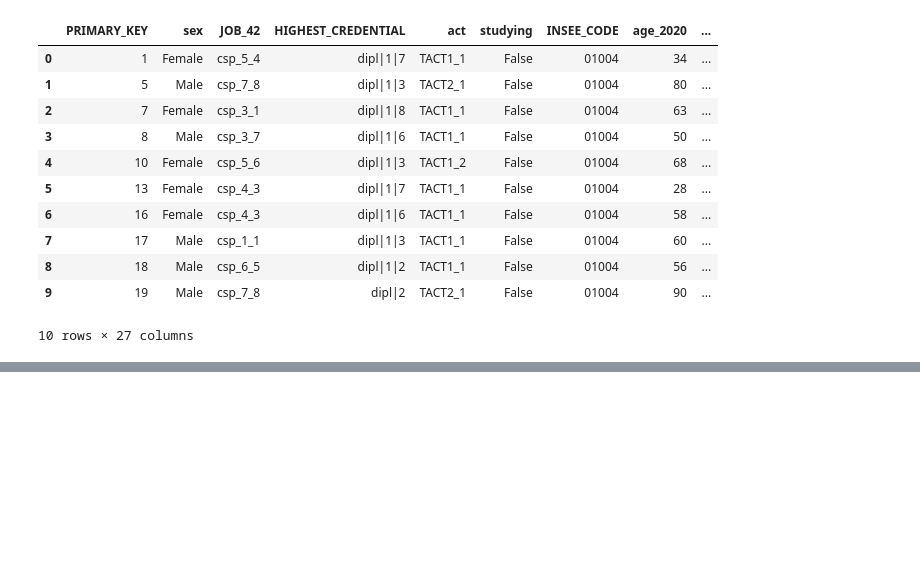
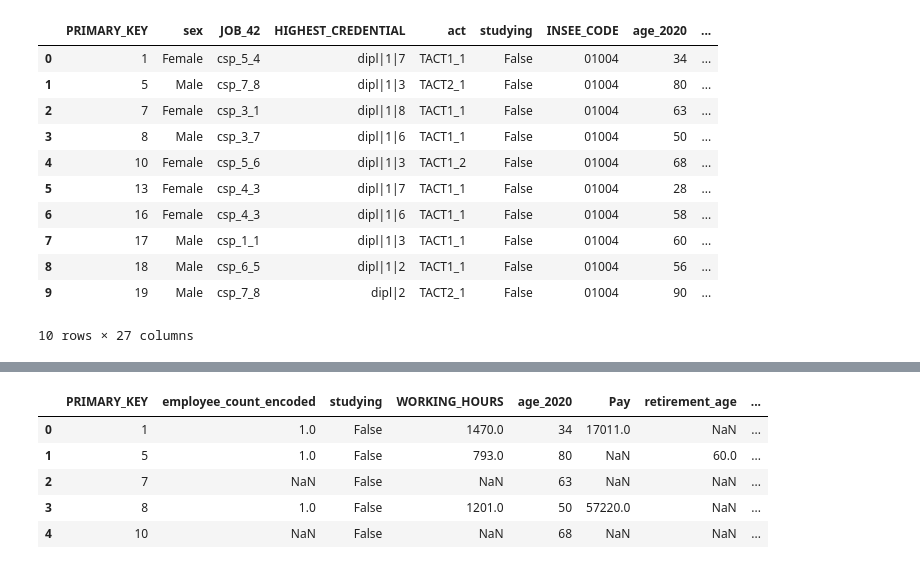
Before and after one commit to rinaaro/Machine-Learning-Project, a Jupyter notebook: merging_2_0.ipynb, the cells around one changed output, grey strips where cells are left out. Cells and saved outputs as stored; diff of their text form; code cells hidden in the pictures; blank space fills up the shorter version.

```diff
--- a/merging_2_0.ipynb
+++ b/merging_2_0.ipynb
@@ -208,0 +268,13 @@ learn_data.head(10)
+# %%
+learn_data['employee_count_encoded'] = le.transform(learn_data['employee_count'])
+learn_data['employee_count_encoded'] = learn_data['employee_count_encoded'].map(lambda x: np.nan if x==7 else x)
+df_train = learn_data.loc[:,["PRIMARY_KEY", "employee_count_encoded","studying", "WORKING_HOURS", "age_2020","Pay", "retirement_age","RETIREMENT_PAY",
+                             "Sports_Category", "REG_JOB","REG_FORMER_JOB"]]
+df_train.head()
+# %% [output]
+|  | PRIMARY_KEY | employee_count_encoded | studying | WORKING_HOURS | age_2020 | Pay | retirement_age | ... |
+| 0 | 1 | 1.0 | False | 1470.0 | 34 | 17011.0 | NaN | ... |
+| 1 | 5 | 1.0 | False | 793.0 | 80 | NaN | 60.0 | ... |
+| 2 | 7 | NaN | False | NaN | 63 | NaN | NaN | ... |
+| 3 | 8 | 1.0 | False | 1201.0 | 50 | 57220.0 | NaN | ... |
+| 4 | 10 | NaN | False | NaN | 68 | NaN | NaN | ... |
```
Also changed, not shown: parts of 12 cells of this notebook.
